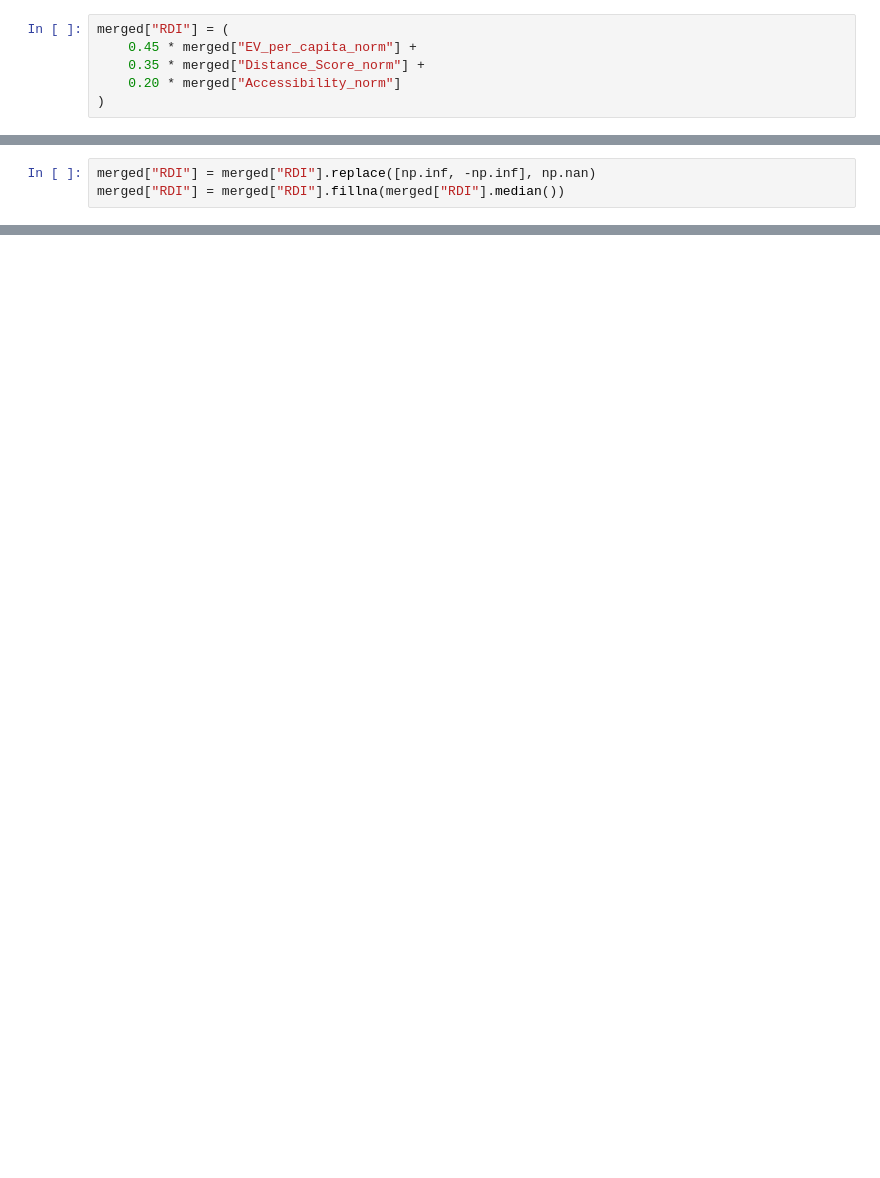
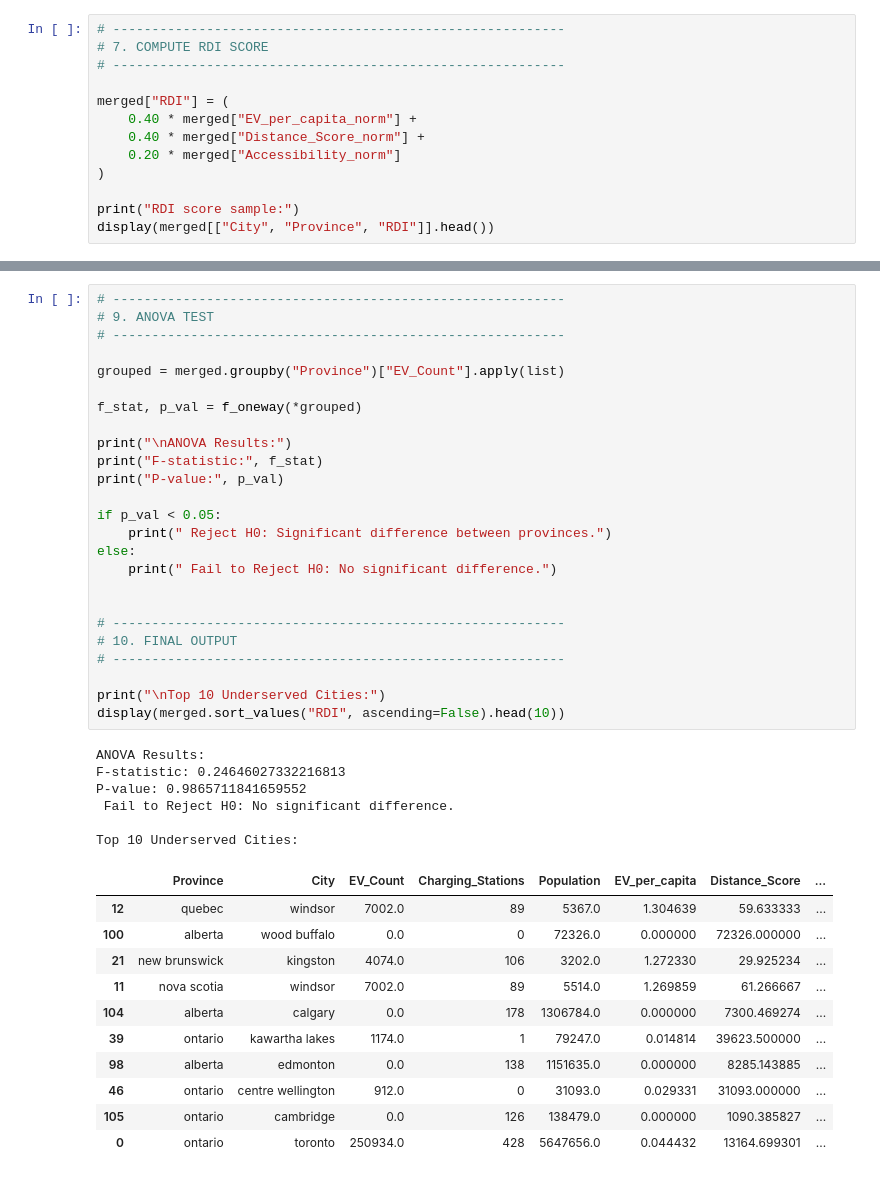
Before and after one commit to Dhruvchaudhary255/CSCN8040-EV-CHARGING_, a Jupyter notebook: project.ipynb, the cells around one changed output, grey strips where cells are left out. Drawn from its saved outputs; the diff is of its cells as text; blank space fills up the shorter version.

```diff
--- a/project.ipynb
+++ b/project.ipynb
@@ -95,6 +179,13 @@ for col in ["EV_per_capita", "Distance_Score", "Accessibility"]:
 # %%
+# ----------------------------------------------------------
+# 7. COMPUTE RDI SCORE
+# ----------------------------------------------------------
+
 merged["RDI"] = (
-    0.45 * merged["EV_per_capita_norm"] +
-    0.35 * merged["Distance_Score_norm"] +
+    0.40 * merged["EV_per_capita_norm"] +
+    0.40 * merged["Distance_Score_norm"] +
     0.20 * merged["Accessibility_norm"]
 )
+
+print("RDI score sample:")
+display(merged[["City", "Province", "RDI"]].head())
@@ -101,3 +199,0 @@ merged["RDI"] = (
-# %%
-merged["RDI"] = merged["RDI"].replace([np.inf, -np.inf], np.nan)
-merged["RDI"] = merged["RDI"].fillna(merged["RDI"].median())
@@ -226,0 +232,43 @@ top_underserved
+# %%
+# ----------------------------------------------------------
+# 9. ANOVA TEST
+# ----------------------------------------------------------
+
+grouped = merged.groupby("Province")["EV_Count"].apply(list)
+
+f_stat, p_val = f_oneway(*grouped)
+
+print("\nANOVA Results:")
+print("F-statistic:", f_stat)
+print("P-value:", p_val)
+
+if p_val < 0.05:
+    print(" Reject H0: Significant difference between provinces.")
+else:
+    print(" Fail to Reject H0: No significant difference.")
+
+
+# ----------------------------------------------------------
+# 10. FINAL OUTPUT
+# ----------------------------------------------------------
+
+print("\nTop 10 Underserved Cities:")
+display(merged.sort_values("RDI", ascending=False).head(10))
+# %% [output]
+ANOVA Results:
+F-statistic: 0.24646027332216813
+P-value: 0.9865711841659552
+ Fail to Reject H0: No significant difference.
+
+Top 10 Underserved Cities:
+|  | Province | City | EV_Count | Charging_Stations | Population | EV_per_capita | Distance_Score | ... |
+| 12 | quebec | windsor | 7002.0 | 89 | 5367.0 | 1.304639 | 59.633333 | ... |
+| 100 | alberta | wood buffalo | 0.0 | 0 | 72326.0 | 0.000000 | 72326.000000 | ... |
+| 21 | new brunswick | kingston | 4074.0 | 106 | 3202.0 | 1.272330 | 29.925234 | ... |
+| 11 | nova scotia | windsor | 7002.0 | 89 | 5514.0 | 1.269859 | 61.266667 | ... |
+| 104 | alberta | calgary | 0.0 | 178 | 1306784.0 | 0.000000 | 7300.469274 | ... |
+| 39 | ontario | kawartha lakes | 1174.0 | 1 | 79247.0 | 0.014814 | 39623.500000 | ... |
+| 98 | alberta | edmonton | 0.0 | 138 | 1151635.0 | 0.000000 | 8285.143885 | ... |
+| 46 | ontario | centre wellington | 912.0 | 0 | 31093.0 | 0.029331 | 31093.000000 | ... |
+| 105 | ontario | cambridge | 0.0 | 126 | 138479.0 | 0.000000 | 1090.385827 | ... |
+| 0 | ontario | toronto | 250934.0 | 428 | 5647656.0 | 0.044432 | 13164.699301 | ... |
```
Also changed, not shown: parts of 17 cells of this notebook.
